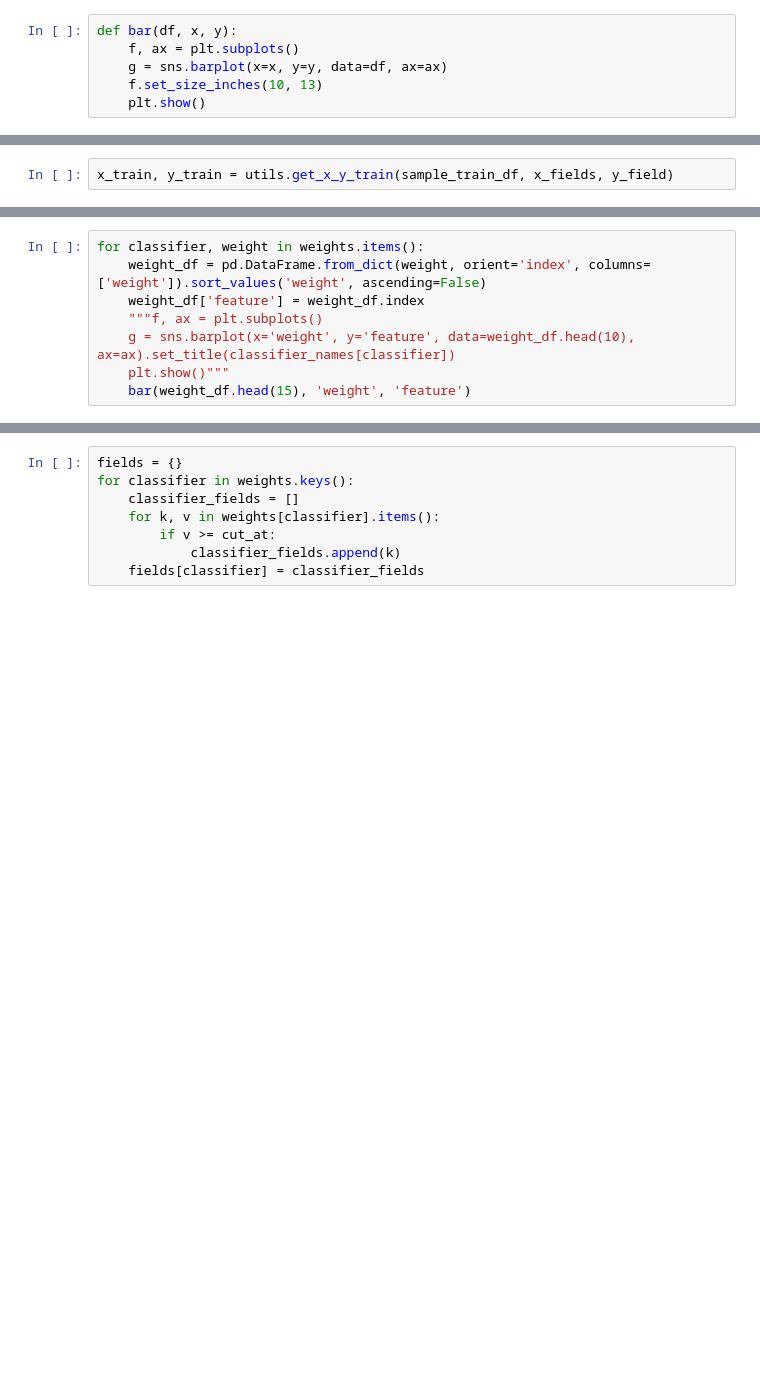
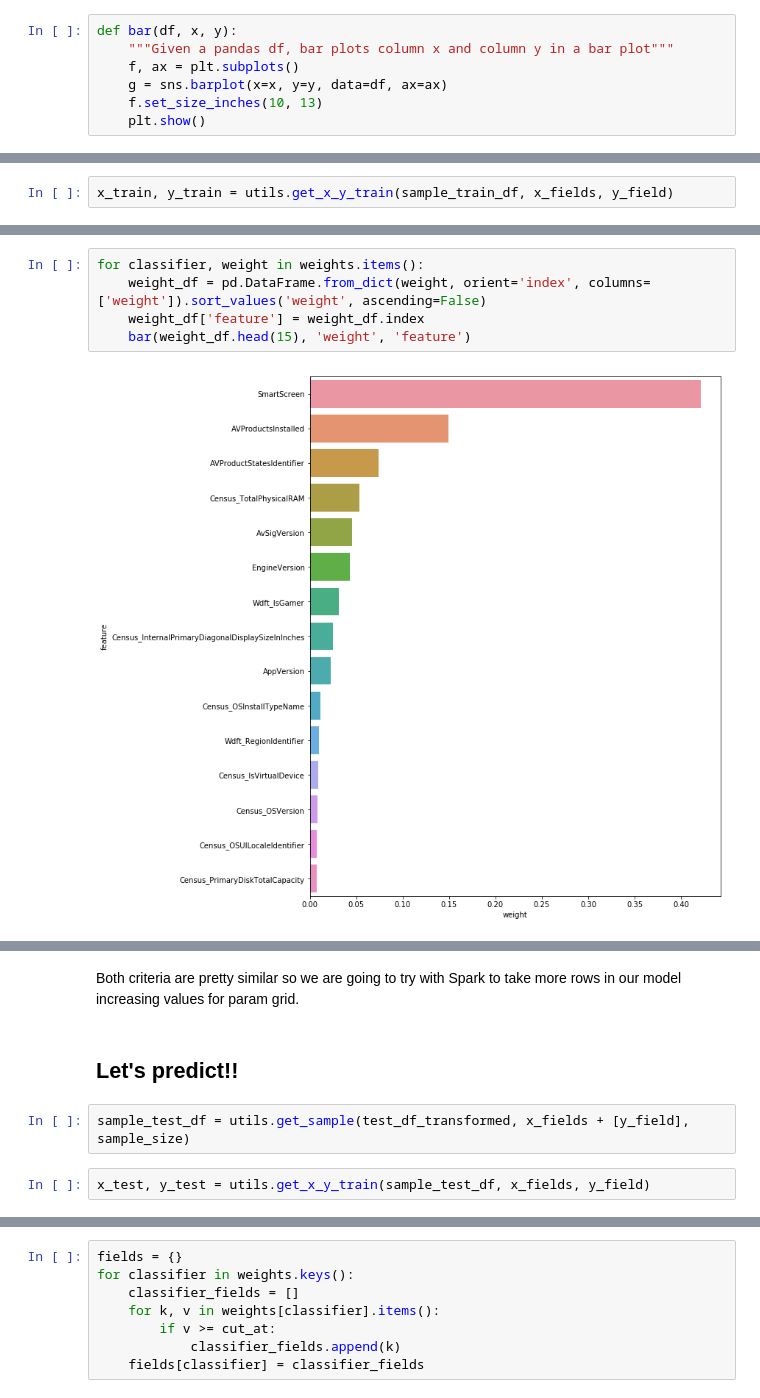
Before and after one commit to JuanBrugera/Kschool-TFM, a Jupyter notebook: Main.ipynb, the cells around one changed output, grey strips where cells are left out. Cells and saved outputs as stored; diff of their text form; blank space fills up the shorter version.

```diff
--- a/Main.ipynb
+++ b/Main.ipynb
@@ -162,6 +170,7 @@ def heat_map(x_tags, y_tags, values, title):
     plt.show()
 # %%
 def bar(df, x, y):
+    """Given a pandas df, bar plots column x and column y in a bar plot"""
     f, ax = plt.subplots()
     g = sns.barplot(x=x, y=y, data=df, ax=ax)
     f.set_size_inches(10, 13)
@@ -437,8 +500,7 @@ Running for XGB Classifier
 # %%
 for classifier, weight in weights.items():
     weight_df = pd.DataFrame.from_dict(weight, orient='index', columns=['weight']).sort_values('weight', ascending=False)
     weight_df['feature'] = weight_df.index
-    """f, ax = plt.subplots()
-    g = sns.barplot(x='weight', y='feature', data=weight_df.head(10), ax=ax).set_title(classifier_names[classifier])
-    plt.show()"""
     bar(weight_df.head(15), 'weight', 'feature')
+# %% [output]
+[figure, added]
@@ -444,0 +509,8 @@ for classifier, weight in weights.items():
+# %% [markdown]
+Both criteria are pretty similar so we are going to try with Spark to take more rows in our model increasing values for param grid.
+# %% [markdown]
+## Let's predict!!
+# %%
+sample_test_df = utils.get_sample(test_df_transformed, x_fields + [y_field], sample_size)
+# %%
+x_test, y_test = utils.get_x_y_train(sample_test_df, x_fields, y_field)
```
Also changed, not shown: parts of 37 cells of this notebook, 1 other file.
